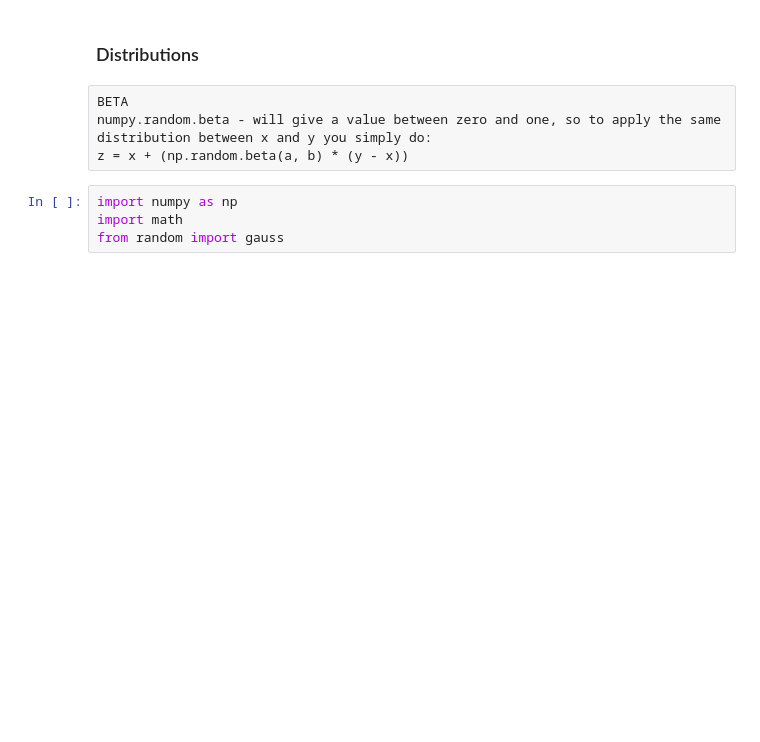
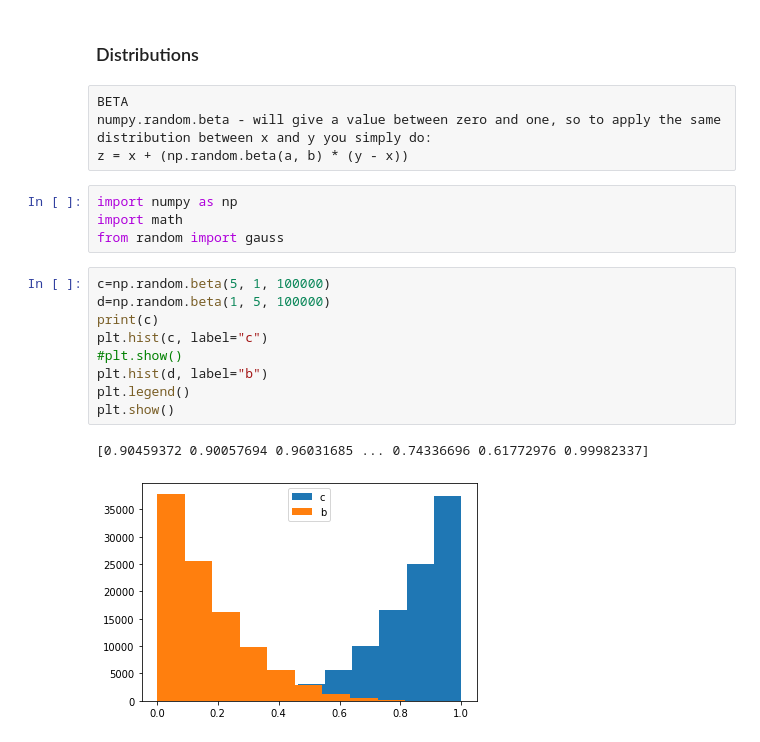
Before and after one commit to Vitalismirnov/ProgDAAssignment, a Jupyter notebook: Assignment.ipynb, the cells around one changed output. Saved outputs shown, nothing was run; the diff lists cells and outputs as text; blank space fills up the shorter version.

```diff
--- a/Assignment.ipynb
+++ b/Assignment.ipynb
@@ -179,3 +206,15 @@ z = x + (np.random.beta(a, b) * (y - x))
 import numpy as np
 import math
 from random import gauss
+# %%
+c=np.random.beta(5, 1, 100000)
+d=np.random.beta(1, 5, 100000)
+print(c)
+plt.hist(c, label="c")
+#plt.show()
+plt.hist(d, label="b")
+plt.legend()
+plt.show()
+# %% [output]
+[0.90459372 0.90057694 0.96031685 ... 0.74336696 0.61772976 0.99982337]
+[figure, added]
```
Also changed, not shown: parts of 7 cells of this notebook.
